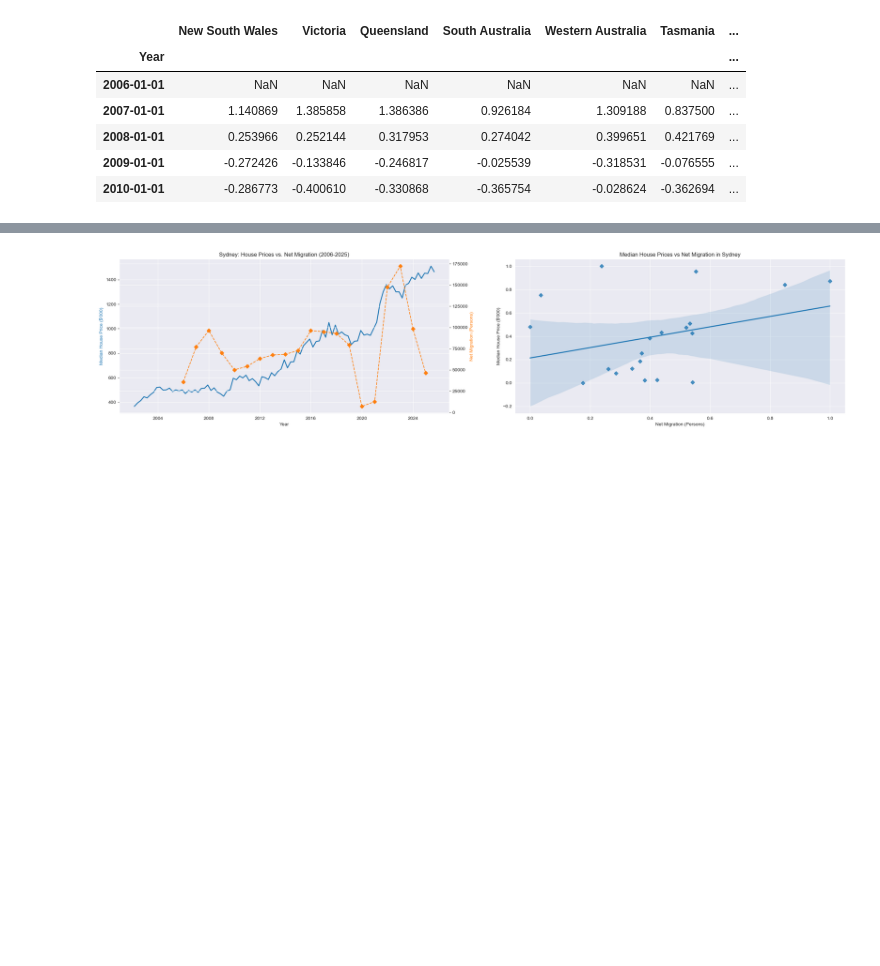
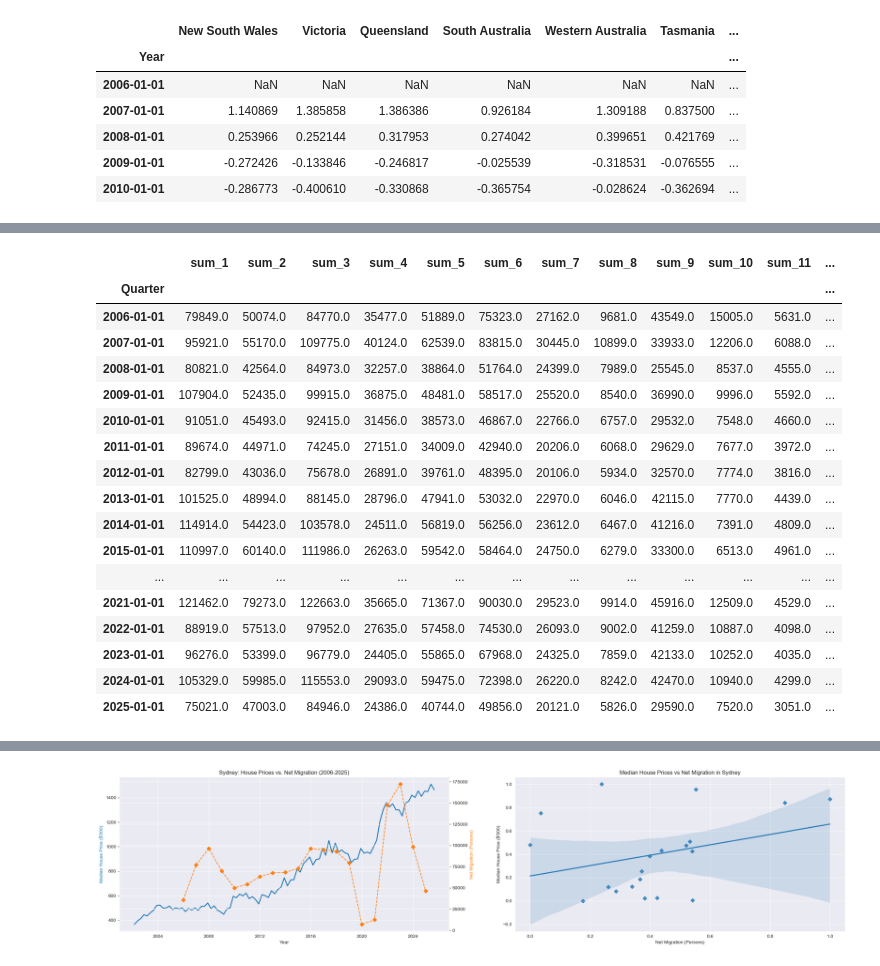
Before and after one commit to aydinkhan2005/Investigating-Factors-Affecting-Housing-in-Australia, a Jupyter notebook: notebooks/EDA_A.ipynb, the cells around one changed output, grey strips where cells are left out. Saved outputs shown, nothing was run; the diff lists cells and outputs as text; code cells hidden in the pictures; blank space fills up the shorter version.

```diff
--- a/notebooks/EDA_A.ipynb
+++ b/notebooks/EDA_A.ipynb
@@ -136,0 +199,8 @@ pct_price_changes
+# %%
+# we start by calculating the weighted coefficient alpha by isolating the "Number of transfer" columns.
+transfer_cols = ['Number' in col for col in house_prices.columns]
+num_transfers = house_prices.copy()
+# here we aggregate by summing because number of houses in a year are cumulative
+num_transfers = num_transfers.resample('YS').sum()
+num_transfers = num_transfers.loc[num_transfers.index.year >= 2006, transfer_cols]
+num_transfers.head()
@@ -136,0 +216,25 @@ pct_price_changes
+# %%
+# first sum up the number of established house transfers and number of detached dwelling transfers
+summed_transfers = pd.DataFrame()
+for i in range(15):
+    summed_transfers[f'sum_{i+1}'] = num_transfers.iloc[:, i] + num_transfers.iloc[:, i + 15]
+summed_transfers
+# %% [output]
+|  | sum_1 | sum_2 | sum_3 | sum_4 | sum_5 | sum_6 | sum_7 | sum_8 | sum_9 | sum_10 | sum_11 | ... |
+| Quarter |  |  |  |  |  |  |  |  |  |  |  | ... |
+| 2006-01-01 | 79849.0 | 50074.0 | 84770.0 | 35477.0 | 51889.0 | 75323.0 | 27162.0 | 9681.0 | 43549.0 | 15005.0 | 5631.0 | ... |
+| 2007-01-01 | 95921.0 | 55170.0 | 109775.0 | 40124.0 | 62539.0 | 83815.0 | 30445.0 | 10899.0 | 33933.0 | 12206.0 | 6088.0 | ... |
+| 2008-01-01 | 80821.0 | 42564.0 | 84973.0 | 32257.0 | 38864.0 | 51764.0 | 24399.0 | 7989.0 | 25545.0 | 8537.0 | 4555.0 | ... |
+| 2009-01-01 | 107904.0 | 52435.0 | 99915.0 | 36875.0 | 48481.0 | 58517.0 | 25520.0 | 8540.0 | 36990.0 | 9996.0 | 5592.0 | ... |
+| 2010-01-01 | 91051.0 | 45493.0 | 92415.0 | 31456.0 | 38573.0 | 46867.0 | 22766.0 | 6757.0 | 29532.0 | 7548.0 | 4660.0 | ... |
+| 2011-01-01 | 89674.0 | 44971.0 | 74245.0 | 27151.0 | 34009.0 | 42940.0 | 20206.0 | 6068.0 | 29629.0 | 7677.0 | 3972.0 | ... |
+| 2012-01-01 | 82799.0 | 43036.0 | 75678.0 | 26891.0 | 39761.0 | 48395.0 | 20106.0 | 5934.0 | 32570.0 | 7774.0 | 3816.0 | ... |
+| 2013-01-01 | 101525.0 | 48994.0 | 88145.0 | 28796.0 | 47941.0 | 53032.0 | 22970.0 | 6046.0 | 42115.0 | 7770.0 | 4439.0 | ... |
+| 2014-01-01 | 114914.0 | 54423.0 | 103578.0 | 24511.0 | 56819.0 | 56256.0 | 23612.0 | 6467.0 | 41216.0 | 7391.0 | 4809.0 | ... |
+| 2015-01-01 | 110997.0 | 60140.0 | 111986.0 | 26263.0 | 59542.0 | 58464.0 | 24750.0 | 6279.0 | 33300.0 | 6513.0 | 4961.0 | ... |
+| ... | ... | ... | ... | ... | ... | ... | ... | ... | ... | ... | ... | ... |
+| 2021-01-01 | 121462.0 | 79273.0 | 122663.0 | 35665.0 | 71367.0 | 90030.0 | 29523.0 | 9914.0 | 45916.0 | 12509.0 | 4529.0 | ... |
+| 2022-01-01 | 88919.0 | 57513.0 | 97952.0 | 27635.0 | 57458.0 | 74530.0 | 26093.0 | 9002.0 | 41259.0 | 10887.0 | 4098.0 | ... |
+| 2023-01-01 | 96276.0 | 53399.0 | 96779.0 | 24405.0 | 55865.0 | 67968.0 | 24325.0 | 7859.0 | 42133.0 | 10252.0 | 4035.0 | ... |
+| 2024-01-01 | 105329.0 | 59985.0 | 115553.0 | 29093.0 | 59475.0 | 72398.0 | 26220.0 | 8242.0 | 42470.0 | 10940.0 | 4299.0 | ... |
+| 2025-01-01 | 75021.0 | 47003.0 | 84946.0 | 24386.0 | 40744.0 | 49856.0 | 20121.0 | 5826.0 | 29590.0 | 7520.0 | 3051.0 | ... |
```
Also changed, not shown: parts of 9 cells of this notebook.
